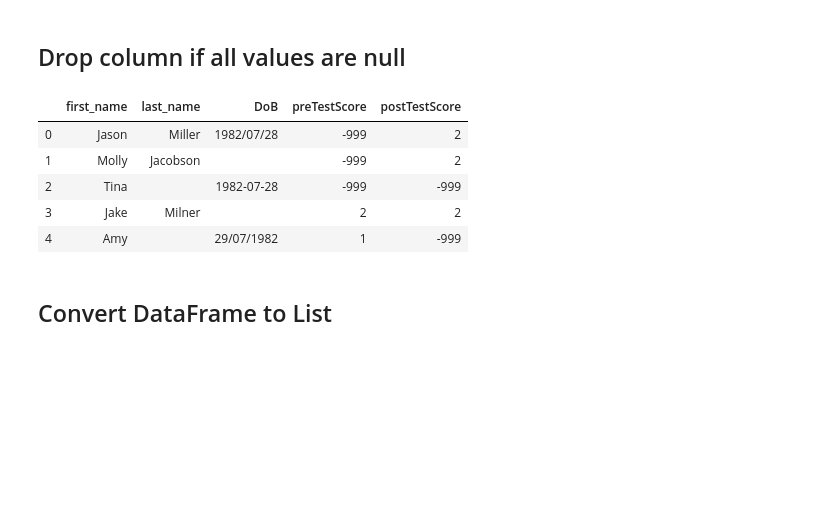
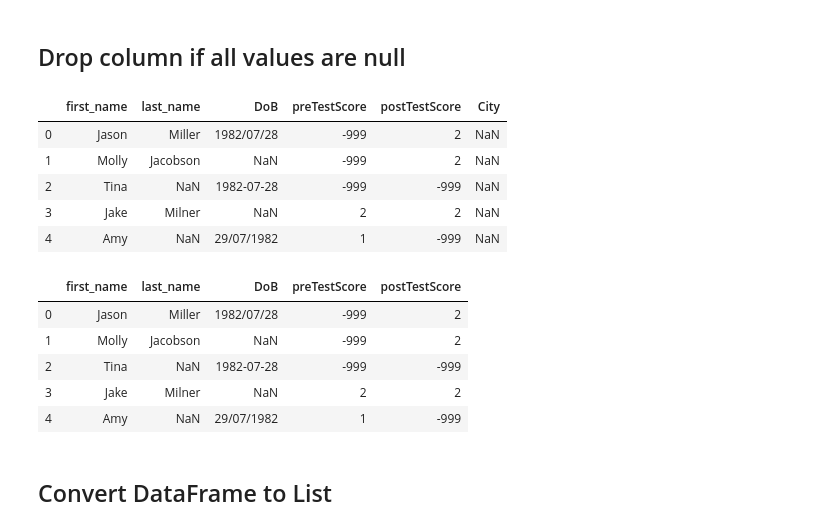
Before and after one commit to venky2k11/learn, a Jupyter notebook: TipsNTricks.ipynb, the cells around one changed output. Drawn from its saved outputs; the diff is of its cells as text; code cells hidden in the pictures; blank space fills up the shorter version.

```diff
--- a/TipsNTricks.ipynb
+++ b/TipsNTricks.ipynb
@@ -346,16 +309,35 @@ df
 | 4 | Amy |  | 29/07/1982 | 1 | -999 |
 # %% [markdown]
 ## Drop column if all values are null
+# %%
+import pandas as pd
+from datetime import *
+raw_data = {'first_name': ['Jason', 'Molly', 'Tina', 'Jake', 'Amy'],
+        'last_name': ['Miller', 'Jacobson', '', 'Milner', ''],
+        'DoB': ['1982/07/28', '', '1982-07-28', '', '29/07/1982'],
+        'preTestScore': [-999, -999, -999, 2, 1],
+        'postTestScore': [2, 2, -999, 2, -999],
+        'City':['','','','','']}
+df = pd.DataFrame(raw_data, columns = ['first_name', 'last_name', 'DoB', 'preTestScore', 'postTestScore','City'])
+df.replace(r'^\s*$', np.nan, regex=True,inplace=True)
+df
+# %% [output]
+|  | first_name | last_name | DoB | preTestScore | postTestScore | City |
+| 0 | Jason | Miller | 1982/07/28 | -999 | 2 | NaN |
+| 1 | Molly | Jacobson | NaN | -999 | 2 | NaN |
+| 2 | Tina | NaN | 1982-07-28 | -999 | -999 | NaN |
+| 3 | Jake | Milner | NaN | 2 | 2 | NaN |
+| 4 | Amy | NaN | 29/07/1982 | 1 | -999 | NaN |
 # %%
 df.drop(df.columns[df.isnull().all()], axis=1,inplace=True)
 df
 # %% [output]
 |  | first_name | last_name | DoB | preTestScore | postTestScore |
 | 0 | Jason | Miller | 1982/07/28 | -999 | 2 |
-| 1 | Molly | Jacobson |  | -999 | 2 |
-| 2 | Tina |  | 1982-07-28 | -999 | -999 |
-| 3 | Jake | Milner |  | 2 | 2 |
-| 4 | Amy |  | 29/07/1982 | 1 | -999 |
+| 1 | Molly | Jacobson | NaN | -999 | 2 |
+| 2 | Tina | NaN | 1982-07-28 | -999 | -999 |
+| 3 | Jake | Milner | NaN | 2 | 2 |
+| 4 | Amy | NaN | 29/07/1982 | 1 | -999 |
 # %% [markdown]
 ## Convert DataFrame to List
 # %%
```
Also changed, not shown: parts of 35 cells of this notebook.
